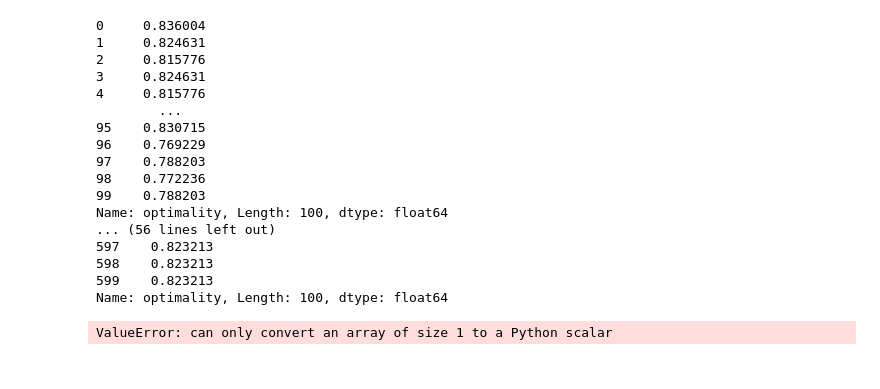
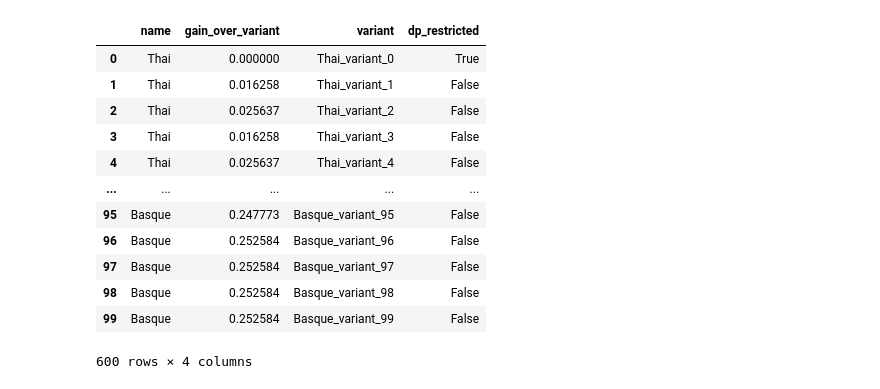
Before and after one commit to nathimel/modals-effcomm, a Jupyter notebook: src/notebooks/optimality_over_variants.ipynb, the cells around one changed output. Cells and saved outputs as stored; diff of their text form; code cells hidden in the pictures.

```diff
--- a/src/notebooks/optimality_over_variants.ipynb
+++ b/src/notebooks/optimality_over_variants.ipynb
@@ -87,44 +87,39 @@ Name: optimality, dtype: float64
 # %%
 dfs = []
 for lang in natural_data.original_name:
     # If DP has higher optimality, then this should be a list of positive floats
     lang_variants = variants_data[variants_data["original_name"] == lang]
     optimality_increase = list(
         natural_data[natural_data["original_name"] == lang].optimality.item()
         - lang_variants.optimality
     )
     dfs.append(
         pd.DataFrame(
             data = zip(
                 [lang]*len(optimality_increase),
                 optimality_increase,
                 lang_variants.name,
                 lang_variants.dp_restricted,
             ),
-            columns = ["name", "gain_over_variant", "variant", "dp_restricted"],
+            columns = ["name", "gain_over_variant", "variant", lexicon_property],
         )
     )
 df_opt_gain = pd.concat(dfs)
 df_opt_gain
 # %% [output]
+|  | name | gain_over_variant | variant | dp_restricted |
+| 0 | Thai | 0.000000 | Thai_variant_0 | True |
+| 1 | Thai | 0.016258 | Thai_variant_1 | False |
+| 2 | Thai | 0.025637 | Thai_variant_2 | False |
+| 3 | Thai | 0.016258 | Thai_variant_3 | False |
+| 4 | Thai | 0.025637 | Thai_variant_4 | False |
+| ... | ... | ... | ... | ... |
+| 95 | Basque | 0.247773 | Basque_variant_95 | False |
+| 96 | Basque | 0.252584 | Basque_variant_96 | False |
+| 97 | Basque | 0.252584 | Basque_variant_97 | False |
+| 98 | Basque | 0.252584 | Basque_variant_98 | False |
+| 99 | Basque | 0.252584 | Basque_variant_99 | False |
-0     0.836004
-1     0.824631
-2     0.815776
-3     0.824631
-4     0.815776
-        ...
-95    0.830715
-96    0.769229
-97    0.788203
-98    0.772236
-99    0.788203
-Name: optimality, Length: 100, dtype: float64
-... (56 lines left out)
-597    0.823213
-598    0.823213
-599    0.823213
-Name: optimality, Length: 100, dtype: float64
+600 rows × 4 columns
-ValueError: can only convert an array of size 1 to a Python scalar
 # %%
 (
     pn.ggplot(
```
Also changed, not shown: parts of 7 cells of this notebook, 23 other files.
